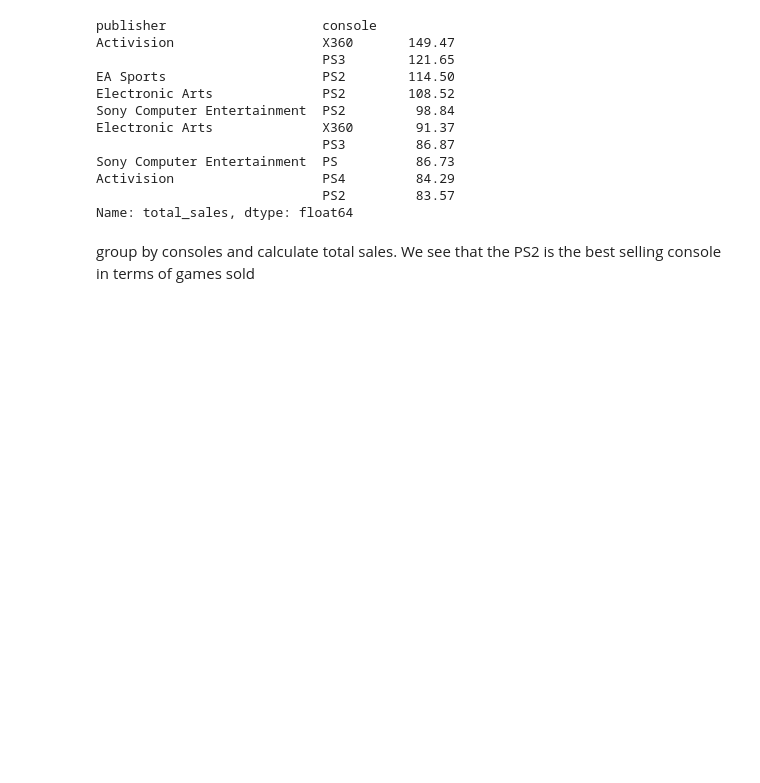
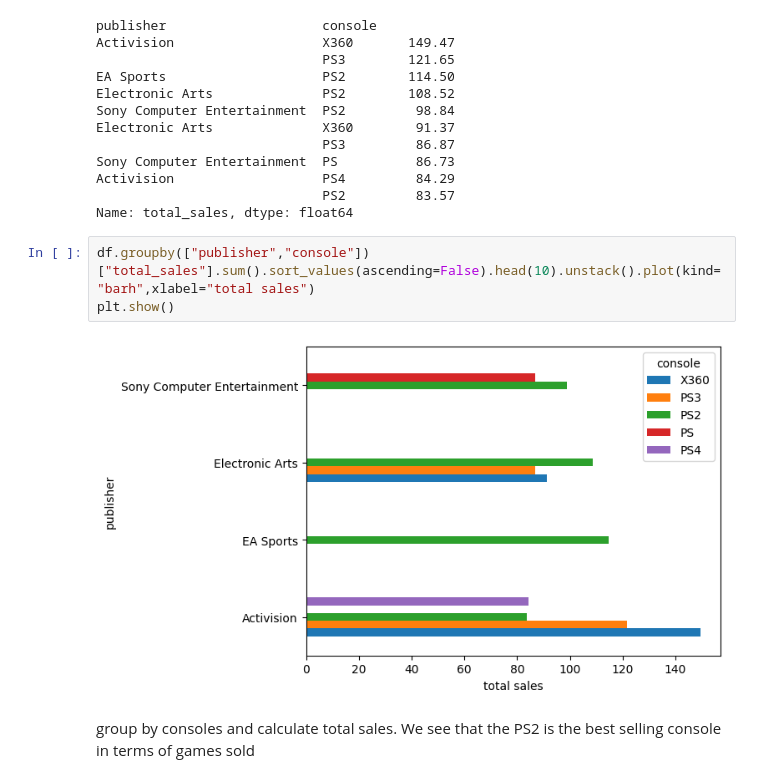
Before and after one commit to eulogi92/Portfolio, a Jupyter notebook: Python/2. DIGITAL SALES/Python_Project_Sales.ipynb, the cells around one changed output. Drawn from its saved outputs; the diff is of its cells as text; blank space fills up the shorter version.

```diff
--- a/Python/2. DIGITAL SALES/Python_Project_Sales.ipynb
+++ b/Python/2. DIGITAL SALES/Python_Project_Sales.ipynb
@@ -303,6 +303,11 @@ Sony Computer Entertainment  PS          86.73
 Activision                   PS4         84.29
                              PS2         83.57
 Name: total_sales, dtype: float64
+# %%
+df.groupby(["publisher","console"])["total_sales"].sum().sort_values(ascending=False).head(10).unstack().plot(kind="barh",xlabel="total sales")
+plt.show()
+# %% [output]
+[figure, added]
 # %% [markdown]
 group by consoles and calculate total sales. We see that the PS2 is the best selling console in terms of games sold
 # %%
```
Also changed, not shown: parts of 2 cells of this notebook.
